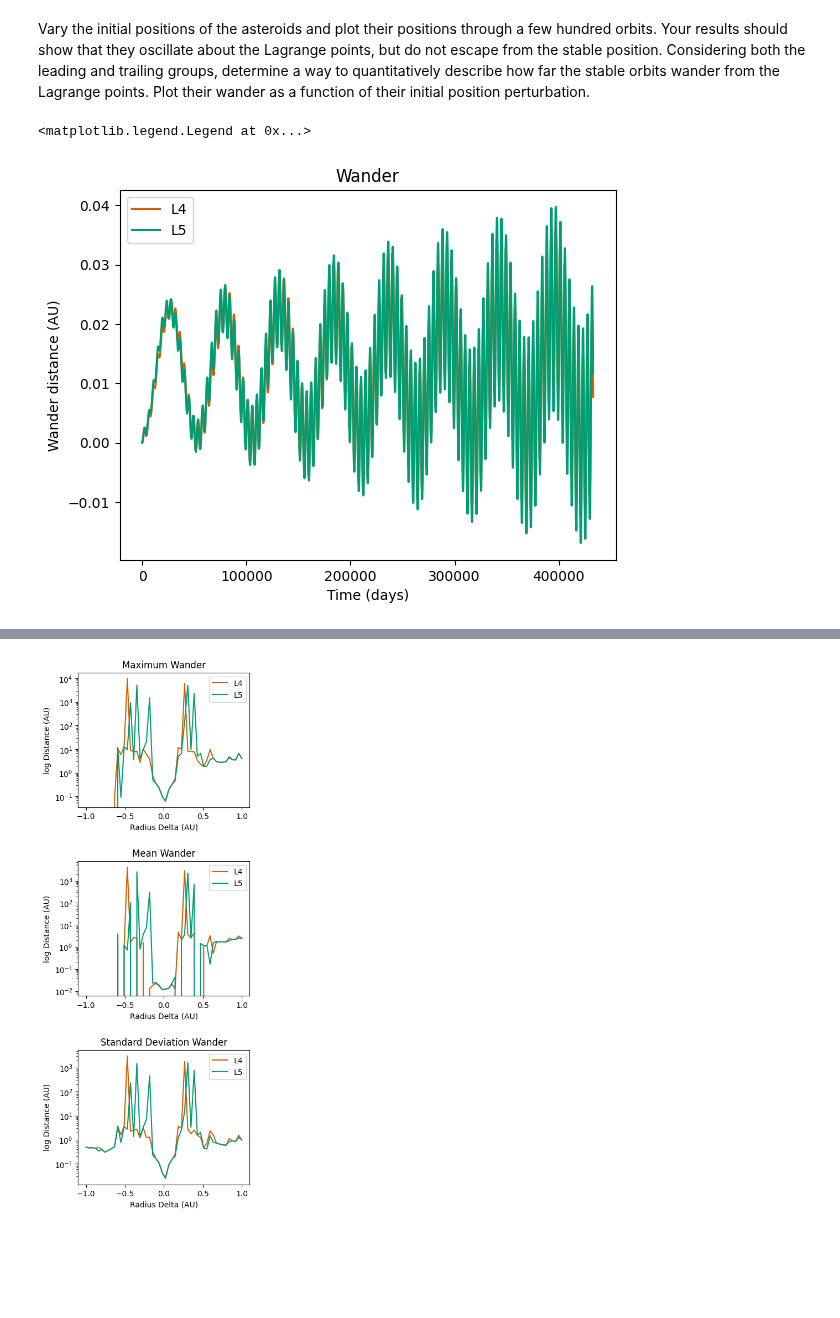
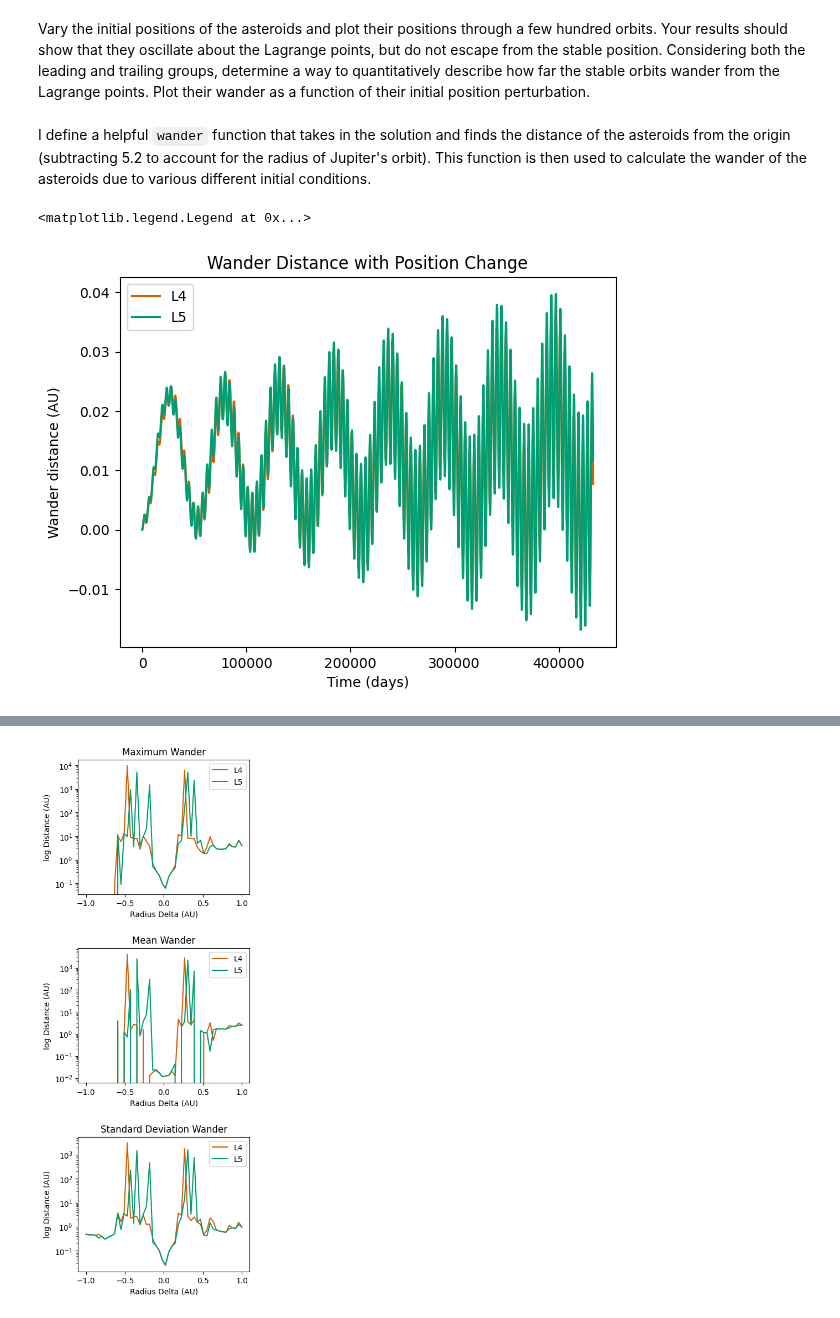
Before and after one commit to vibilanj/cmps, a Jupyter notebook: homework/Project1.ipynb, the cells around one changed output, grey strips where cells are left out. Drawn from its saved outputs; the diff is of its cells as text; code cells hidden in the pictures; blank space fills up the shorter version.

```diff
--- a/homework/Project1.ipynb
+++ b/homework/Project1.ipynb
@@ -153,30 +165,32 @@ def wander(solution):
     wander_distance_L5 = np.sqrt(X_L5 ** 2 + Y_L5 ** 2) - 5.2
 
     return wander_distance_L4, wander_distance_L5
+# %% [markdown]
+I define a helpful `wander` function that takes in the solution and finds the distance of the asteroids from the origin (subtracting 5.2 to account for the radius of Jupiter's orbit). This function is then used to calculate the wander of the asteroids due to various different initial conditions.
 # %%
-# radius_delta = 0
-# angle_delta = 0
+radius_delta = 0    # Delta for the radius of Jupiter's orbit
+angle_delta = 0     # Delta for the angle of the L4 and L5 points
 
-# position_x_L4 = (radius_J + radius_delta) * np.cos((np.pi / 3) + angle_delta)
-# position_y_L4 = (radius_J + radius_delta) * np.sin((np.pi / 3) + angle_delta)
-# position_x_L5 = (radius_J + radius_delta) * np.cos((np.pi / 3) + angle_delta)
-# position_y_L5 = -(radius_J + radius_delta) * np.sin((np.pi / 3 + angle_delta))
+position_x_L4 = (radius_J + radius_delta) * np.cos((np.pi / 3) + angle_delta)
+position_y_L4 = (radius_J + radius_delta) * np.sin((np.pi / 3) + angle_delta)
+position_x_L5 = (radius_J + radius_delta) * np.cos((np.pi / 3) + angle_delta)
+position_y_L5 = -(radius_J + radius_delta) * np.sin((np.pi / 3 + angle_delta))
 
-# init_p2 = np.array([-radius_S, 0, 0, -velocity_S, # Sun
-#                 radius_J, 0, 0, velocity_J, # Jupiter
-#                 position_x_L4, position_y_L4, velocity_x_L4, velocity_y_L4, # Asteroid L4
-#                 position_x_L5, position_y_L5, velocity_x_L5, velocity_y_L5]) # Asteroid L4
+init_p2 = np.array([-radius_S, 0, 0, -velocity_S, # Sun
+                radius_J, 0, 0, velocity_J, # Jupiter
+                position_x_L4, position_y_L4, velocity_x_L4, velocity_y_L4, # Asteroid L4
+                position_x_L5, position_y_L5, velocity_x_L5, velocity_y_L5]) # Asteroid L4
 
-# solution_p2 = integrate.solve_ivp(derivative, [t_min, t_max], init_p2, max_step = epsilon)
+solution_p2 = integrate.solve_ivp(derivative, [t_min, t_max], init_p2, max_step = epsilon)
 
-# ts = solution_p2.t
-# wander_distance_L4, wander_distance_L5 = wander(solution_p2)
+ts = solution_p2.t
+wander_distance_L4, wander_distance_L5 = wander(solution_p2)
 
-# fig, ax = plt.subplots(1, 1)
-# ax.plot(ts, wander_distance_L4, color = CF_vermillion, label = "L4")
-# ax.plot(ts, wander_distance_L5, color = CF_green, label = "L5")
-# ax.set(title = "Wander", xlabel = "Time (days)", ylabel = "Wander distance (AU)")
-# ax.legend()
+fig, ax = plt.subplots(1, 1)
+ax.plot(ts, wander_distance_L4, color = CF_vermillion, label = "L4")
+ax.plot(ts, wander_distance_L5, color = CF_green, label = "L5")
+ax.set(title = "Wander Distance with Position Change", xlabel = "Time (days)", ylabel = "Wander distance (AU)")
+ax.legend()
 # %% [output]
 <matplotlib.legend.Legend at 0x...>
-[figure, old version]
+[figure, new version]
```
Also changed, not shown: parts of 10 cells of this notebook.
